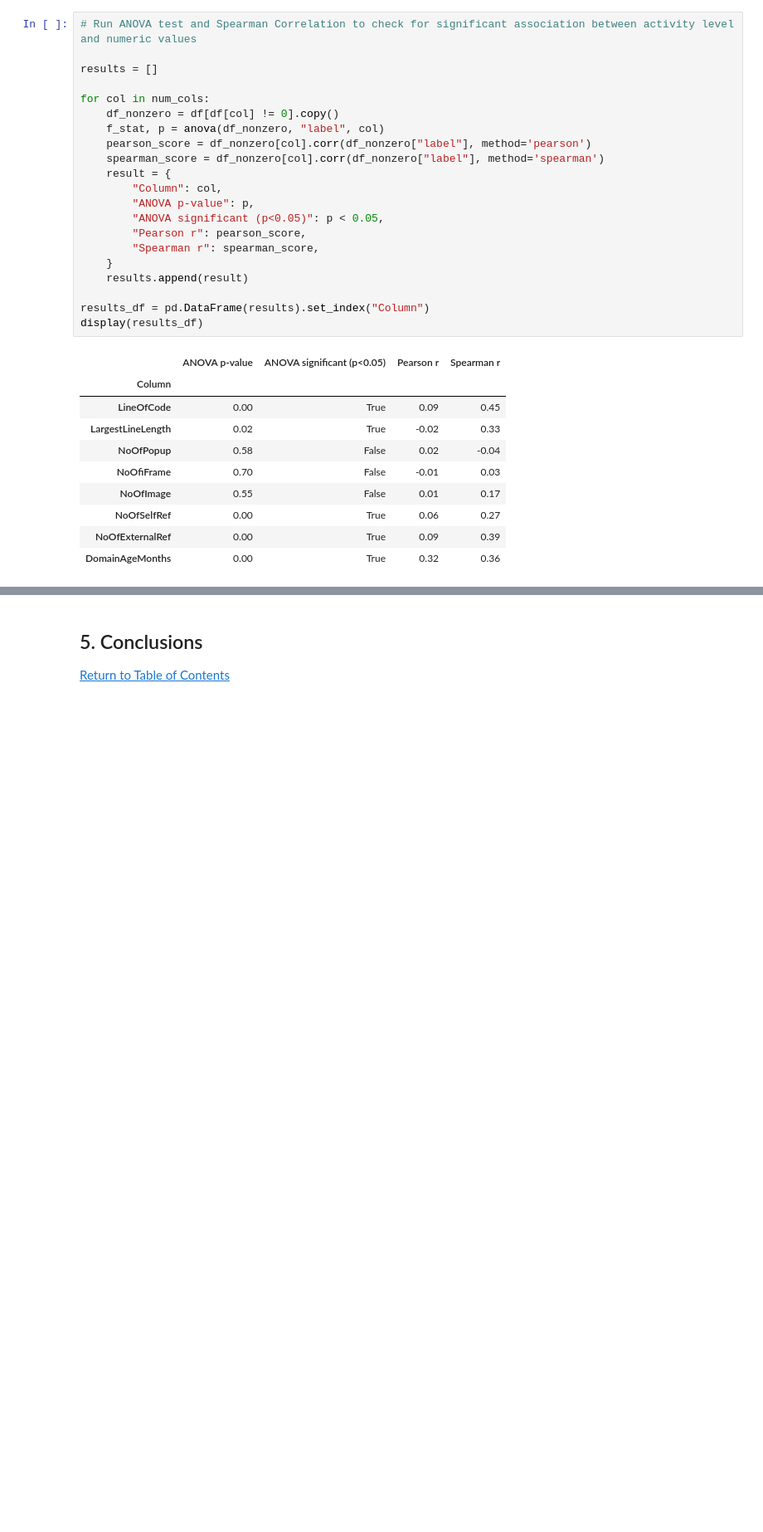
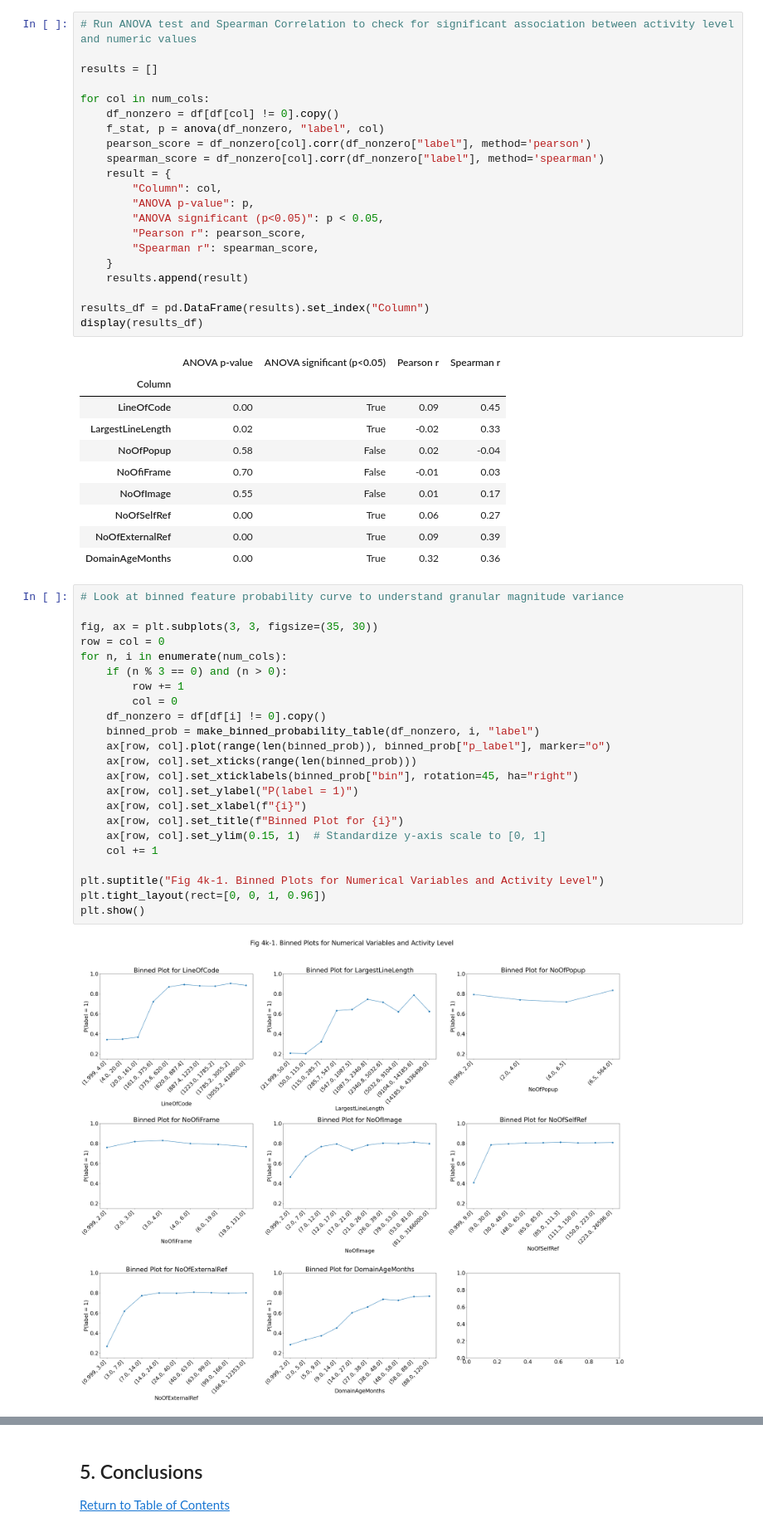
Before and after one commit to yhcchan/aiap22-colin-chan-yip-hang-961g, a Jupyter notebook: eda.ipynb, the cells around one changed output, grey strips where cells are left out. Shown at 83% size. Cells and saved outputs as stored; diff of their text form; blank space fills up the shorter version.

```diff
--- a/eda.ipynb
+++ b/eda.ipynb
@@ -1266,4 +1297,29 @@ display(results_df)
 | NoOfSelfRef | 0.00 | True | 0.06 | 0.27 |
 | NoOfExternalRef | 0.00 | True | 0.09 | 0.39 |
 | DomainAgeMonths | 0.00 | True | 0.32 | 0.36 |
+# %%
+# Look at binned feature probability curve to understand granular magnitude variance
+
+fig, ax = plt.subplots(3, 3, figsize=(35, 30))
+row = col = 0
+for n, i in enumerate(num_cols):
+    if (n % 3 == 0) and (n > 0):
+        row += 1
+        col = 0
+    df_nonzero = df[df[i] != 0].copy()
+    binned_prob = make_binned_probability_table(df_nonzero, i, "label")
+    ax[row, col].plot(range(len(binned_prob)), binned_prob["p_label"], marker="o")
+    ax[row, col].set_xticks(range(len(binned_prob)))
+    ax[row, col].set_xticklabels(binned_prob["bin"], rotation=45, ha="right")
+    ax[row, col].set_ylabel("P(label = 1)")
+    ax[row, col].set_xlabel(f"{i}")
+    ax[row, col].set_title(f"Binned Plot for {i}")
+    ax[row, col].set_ylim(0.15, 1)  # Standardize y-axis scale to [0, 1]
+    col += 1
+
+plt.suptitle("Fig 4k-1. Binned Plots for Numerical Variables and Activity Level")
+plt.tight_layout(rect=[0, 0, 1, 0.96])
+plt.show()
+# %% [output]
+[figure, added]
 # %% [markdown]
```
Also changed, not shown: parts of 4 cells of this notebook.
